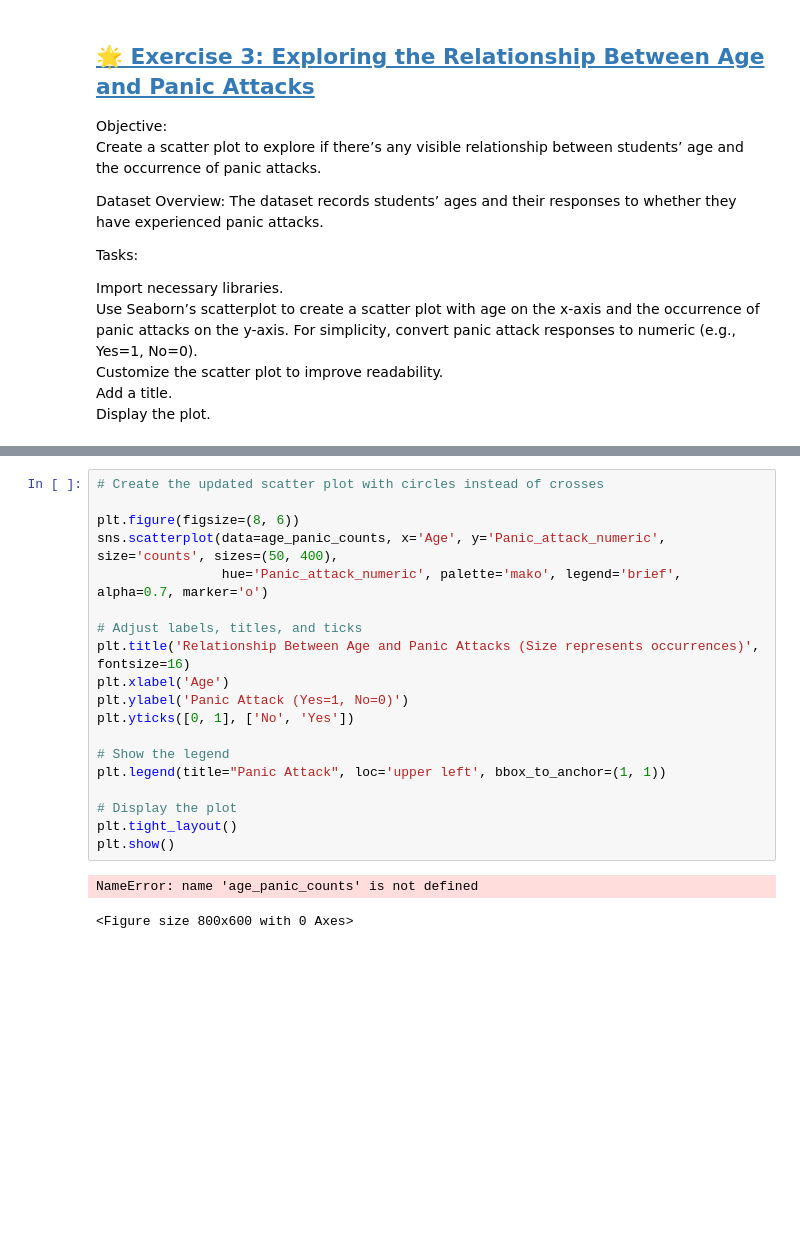
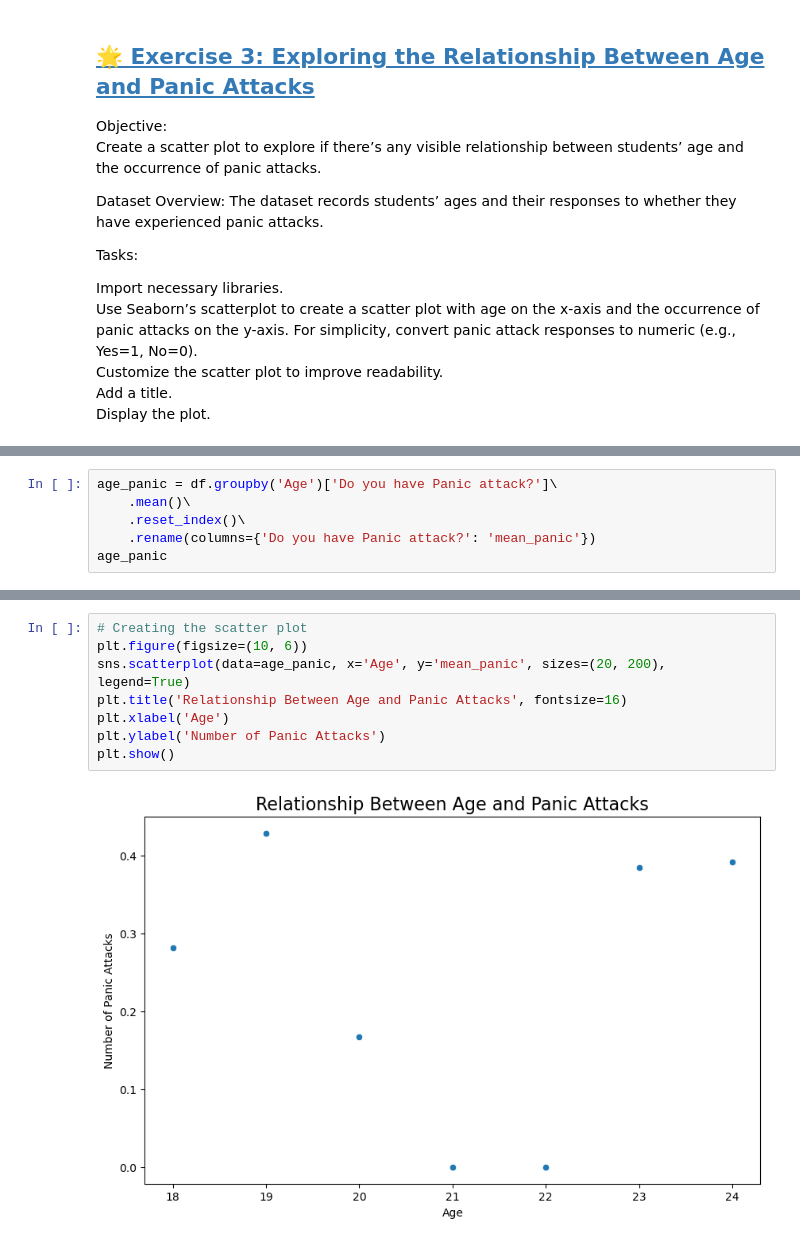
Before and after one commit to Ozernoy/DI, a Jupyter notebook: Week5/Day2/ExercisesXP/ex.ipynb, the cells around one changed output, grey strips where cells are left out. Drawn from its saved outputs; the diff is of its cells as text; blank space fills up the shorter version.

```diff
--- a/Week5/Day2/ExercisesXP/ex.ipynb
+++ b/Week5/Day2/ExercisesXP/ex.ipynb
@@ -172,0 +197,6 @@ KeyError: 'Panic_attack_numeric'
+# %%
+age_panic = df.groupby('Age')['Do you have Panic attack?']\
+    .mean()\
+    .reset_index()\
+    .rename(columns={'Do you have Panic attack?': 'mean_panic'})
+age_panic
@@ -173,22 +212,10 @@ KeyError: 'Panic_attack_numeric'
 # %%
-# Create the updated scatter plot with circles instead of crosses
-
-plt.figure(figsize=(8, 6))
-sns.scatterplot(data=age_panic_counts, x='Age', y='Panic_attack_numeric', size='counts', sizes=(50, 400),
-                hue='Panic_attack_numeric', palette='mako', legend='brief', alpha=0.7, marker='o')
-
-# Adjust labels, titles, and ticks
-plt.title('Relationship Between Age and Panic Attacks (Size represents occurrences)', fontsize=16)
+# Creating the scatter plot
+plt.figure(figsize=(10, 6))
+sns.scatterplot(data=age_panic, x='Age', y='mean_panic', sizes=(20, 200), legend=True)
+plt.title('Relationship Between Age and Panic Attacks', fontsize=16)
 plt.xlabel('Age')
-plt.ylabel('Panic Attack (Yes=1, No=0)')
-plt.yticks([0, 1], ['No', 'Yes'])
-
-# Show the legend
-plt.legend(title="Panic Attack", loc='upper left', bbox_to_anchor=(1, 1))
-
-# Display the plot
-plt.tight_layout()
+plt.ylabel('Number of Panic Attacks')
 plt.show()
 # %% [output]
-NameError: name 'age_panic_counts' is not defined
-<Figure size 800x600 with 0 Axes>
+[figure, added]
```
Also changed, not shown: parts of 20 cells of this notebook, 2 other files.
